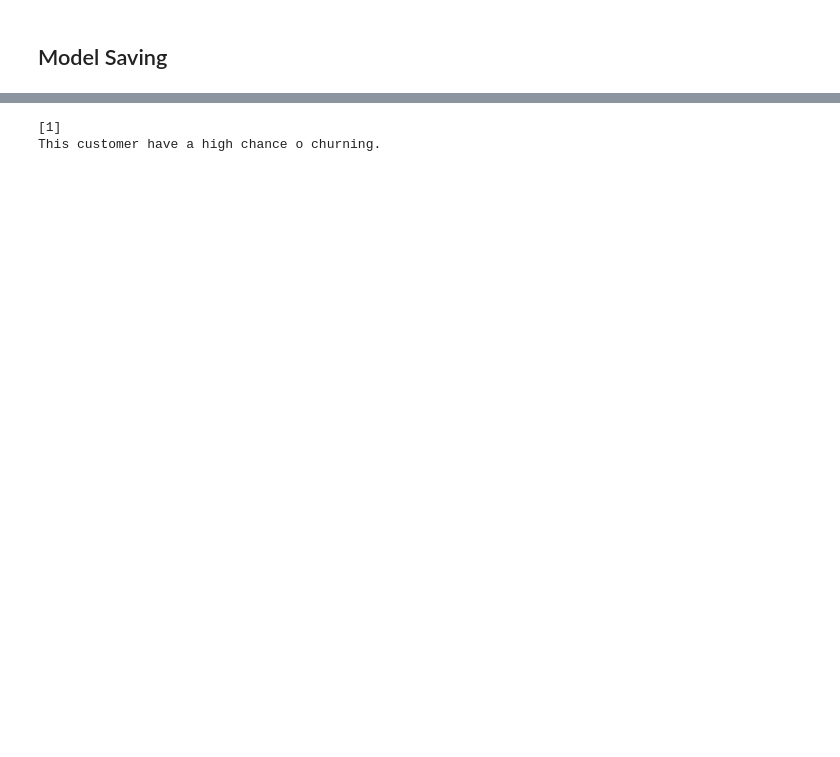
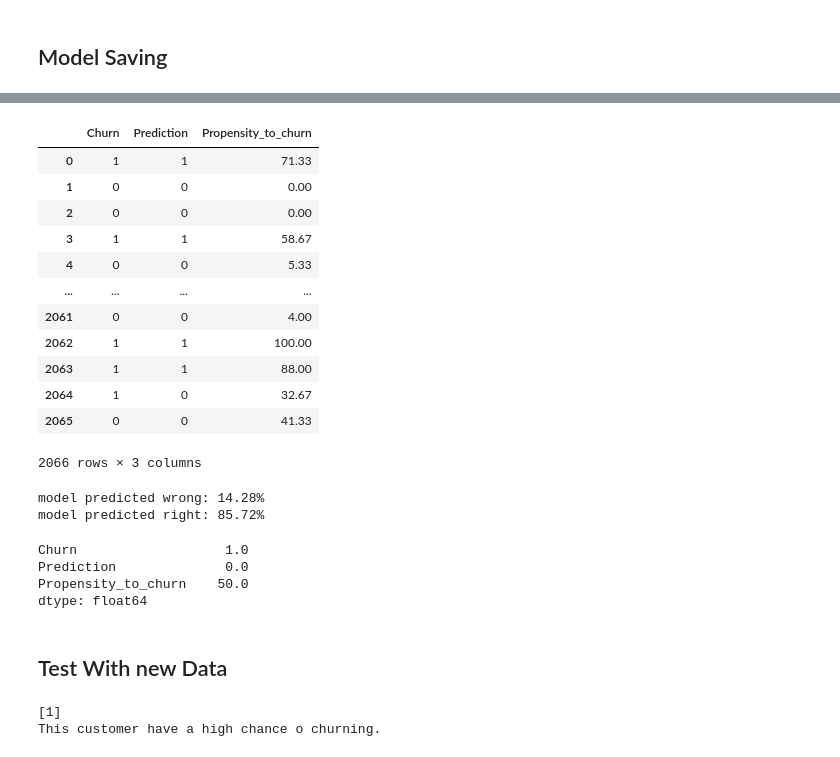
Before and after one commit to hugomilesi/E2E_customer_churn_analysis, a Jupyter notebook: data_mining.ipynb, the cells around one changed output, grey strips where cells are left out. Cells and saved outputs as stored; diff of their text form; code cells hidden in the pictures; blank space fills up the shorter version.

```diff
--- a/data_mining.ipynb
+++ b/data_mining.ipynb
@@ -710,3 +722,48 @@ print(x_train.shape, y_train.shape)
+# %%
+# creating a dataset for prediction and probabilities
+model_selected = clf_rf
+
+y_pred = model_selected.predict(x_test)
+y_pred_probs = model_selected.predict_proba(x_test)
+y_pred_probs  = y_pred_probs [:, 1]
+data = {'Churn': y_test, 'Prediction' : y_pred, 'Propensity_to_churn': y_pred_probs * 100}
+final_results = pd.DataFrame(data)
+final_results['Propensity_to_churn'] = final_results['Propensity_to_churn'].apply(lambda x : round(x, 2))
+# %%
+final_results
+# %% [output]
+|  | Churn | Prediction | Propensity_to_churn |
+| 0 | 1 | 1 | 71.33 |
+| 1 | 0 | 0 | 0.00 |
+| 2 | 0 | 0 | 0.00 |
+| 3 | 1 | 1 | 58.67 |
+| 4 | 0 | 0 | 5.33 |
+| ... | ... | ... | ... |
+| 2061 | 0 | 0 | 4.00 |
+| 2062 | 1 | 1 | 100.00 |
+| 2063 | 1 | 1 | 88.00 |
+| 2064 | 1 | 0 | 32.67 |
+| 2065 | 0 | 0 | 41.33 |
+2066 rows × 3 columns
+# %%
+final_results = final_results.dropna()
+guessed_right = final_results.loc[final_results['Prediction'] == final_results['Churn']]
+guessed_wrong = final_results.loc[final_results['Prediction'] != final_results['Churn']]
+
+print(f'model predicted wrong: {round((guessed_wrong.shape[0] / final_results.shape[0])*100, 2)}%')
+print(f'model predicted right: {round((guessed_right.shape[0] / final_results.shape[0])*100, 2)}%')
+# %% [output]
+model predicted wrong: 14.28%
+model predicted right: 85.72%
+# %%
+final_results.loc[final_results['Prediction'] == 0].max()
+# %% [output]
+Churn                   1.0
+Prediction              0.0
+Propensity_to_churn    50.0
+dtype: float64
+# %% [markdown]
+## Test With new Data
 # %%
 input_data = (x_test.values[0])
 
```
Also changed, not shown: parts of 31 cells of this notebook.
